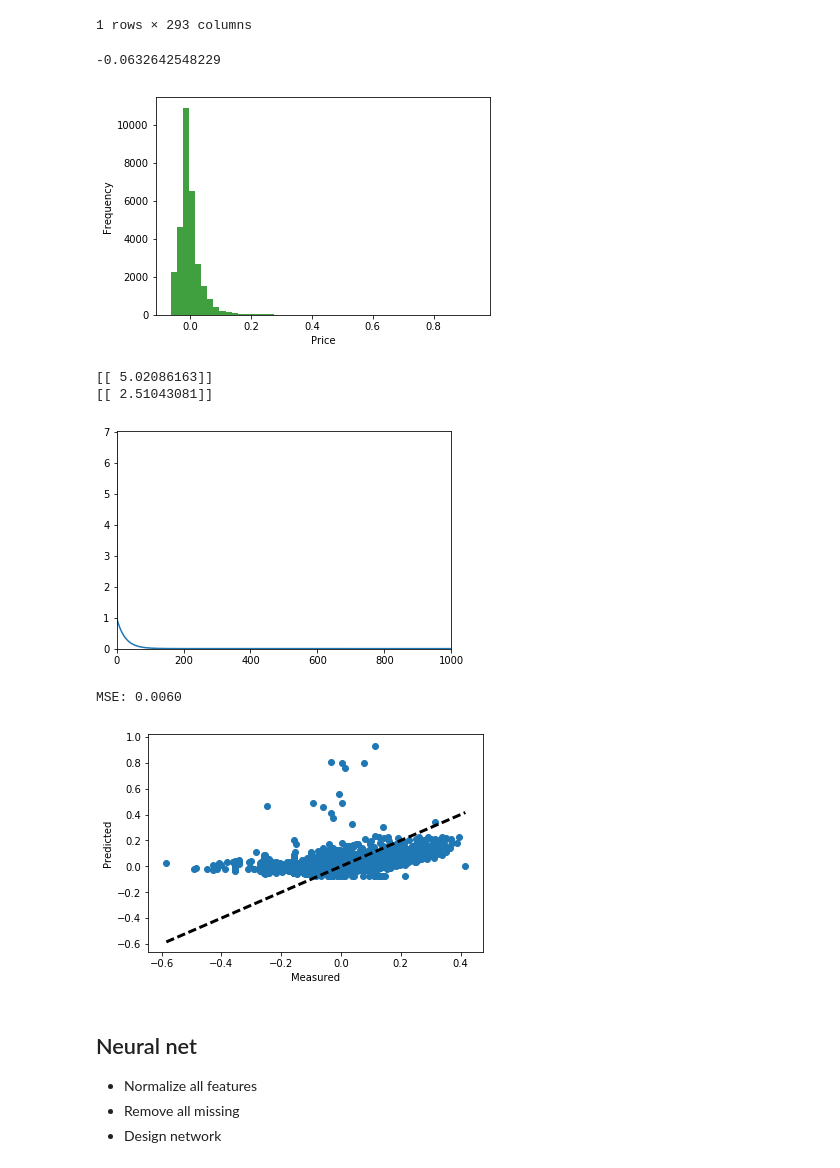
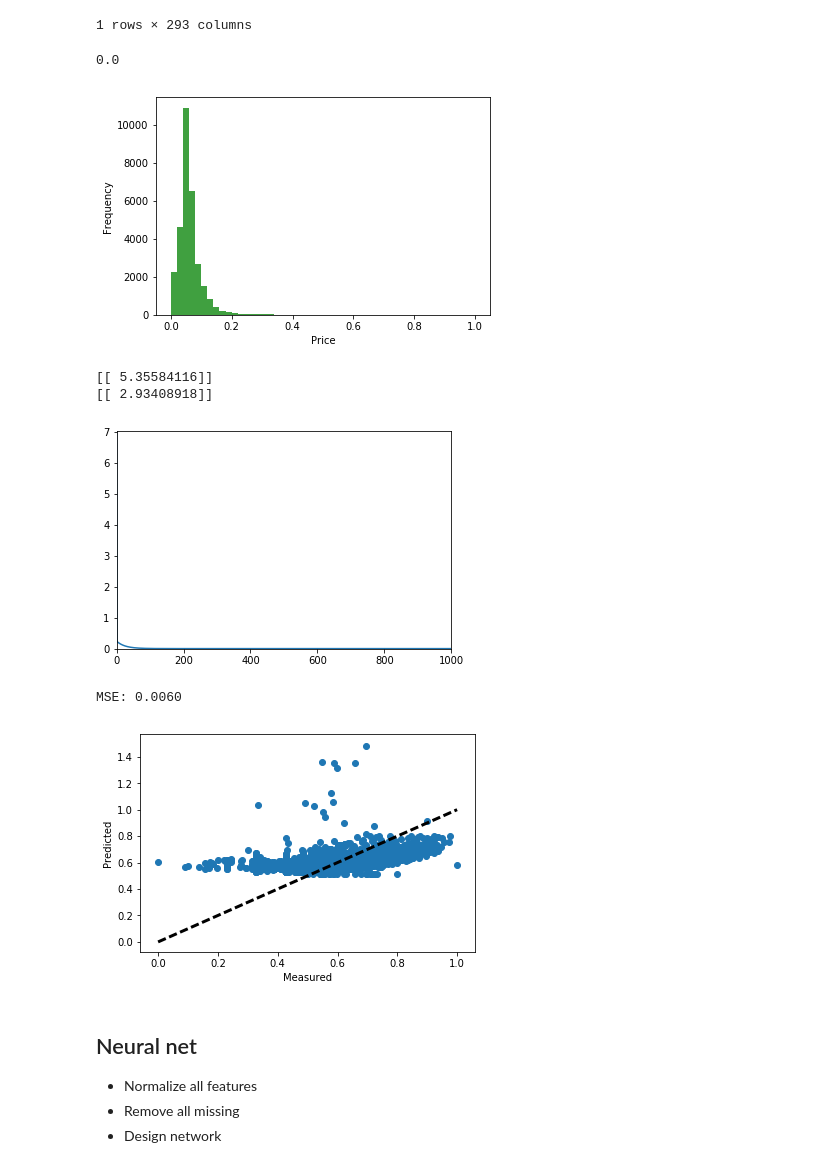
Before and after one commit to morganstrom/sberbank, a Jupyter notebook: python/Tensorflow.ipynb, the cells around one changed output. Saved outputs shown, nothing was run; the diff lists cells and outputs as text; code cells hidden in the pictures.

```diff
--- a/Tensorflow.ipynb
+++ b/python/Tensorflow.ipynb
@@ -14,9 +14,9 @@ import matplotlib.pyplot as plt
 import tensorflow as tf
 # %%
 # Import data
-train = pd.read_csv("data/train.csv")
-test = pd.read_csv("data/test.csv")
-macro = pd.read_csv("data/macro.csv")
+train = pd.read_csv("../data/train.csv")
+test = pd.read_csv("../data/test.csv")
+macro = pd.read_csv("../data/macro.csv")
 # %%
 print(train.columns)
 # %% [output]
@@ -112,19 +112,19 @@ See the caveats in the documentation: http://pandas.pydata.org/pandas-docs/stabl
 # %%
 # Normalizing function
 def normalize_x(x):
-    x_norm = (x - x.mean()) / (x.max() - x.min())
+    x_norm = (x - x.min()) / (x.max() - x.min())
     return(x_norm)
 
 print(normalize_x(train.price_doc).min())
 
 plt.hist(normalize_x(train.price_doc), 50, facecolor='green', alpha=0.75)
 plt.xlabel('Price')
 plt.ylabel('Frequency')
 
 plt.show()
 # %% [output]
--0.0632642548229
+0.0
-[figure, old version]
+[figure, new version]
 # %%
 train.life_sq.describe()
 pd.isnull(train.life_sq).sum()
@@ -175,14 +175,14 @@ for step in range(training_epochs):
 print(sess.run(hypothesis, feed_dict={X: 5}))
 print(sess.run(hypothesis, feed_dict={X: 2.5}))
 # %% [output]
-[[ 5.02086163]]
-[[ 2.51043081]]
+[[ 5.35584116]]
+[[ 2.93408918]]
 # %%
 plt.plot(range(len(cost_history)),cost_history)
 plt.axis([0,training_epochs,0,np.max(cost_history)])
 plt.show()
 # %% [output]
-[figure, old version]
+[figure, new version]
 # %%
 pred_y = sess.run(hypothesis, feed_dict={X: x_data})
 mse = tf.reduce_mean(tf.square(pred_y - y_data))
@@ -196,7 +196,7 @@ ax.set_ylabel('Predicted')
 plt.show()
 # %% [output]
 MSE: 0.0060
-[figure, old version]
+[figure, new version]
 # %% [markdown]
 ## Neural net
 
```
Also changed, not shown: 11 other files.
